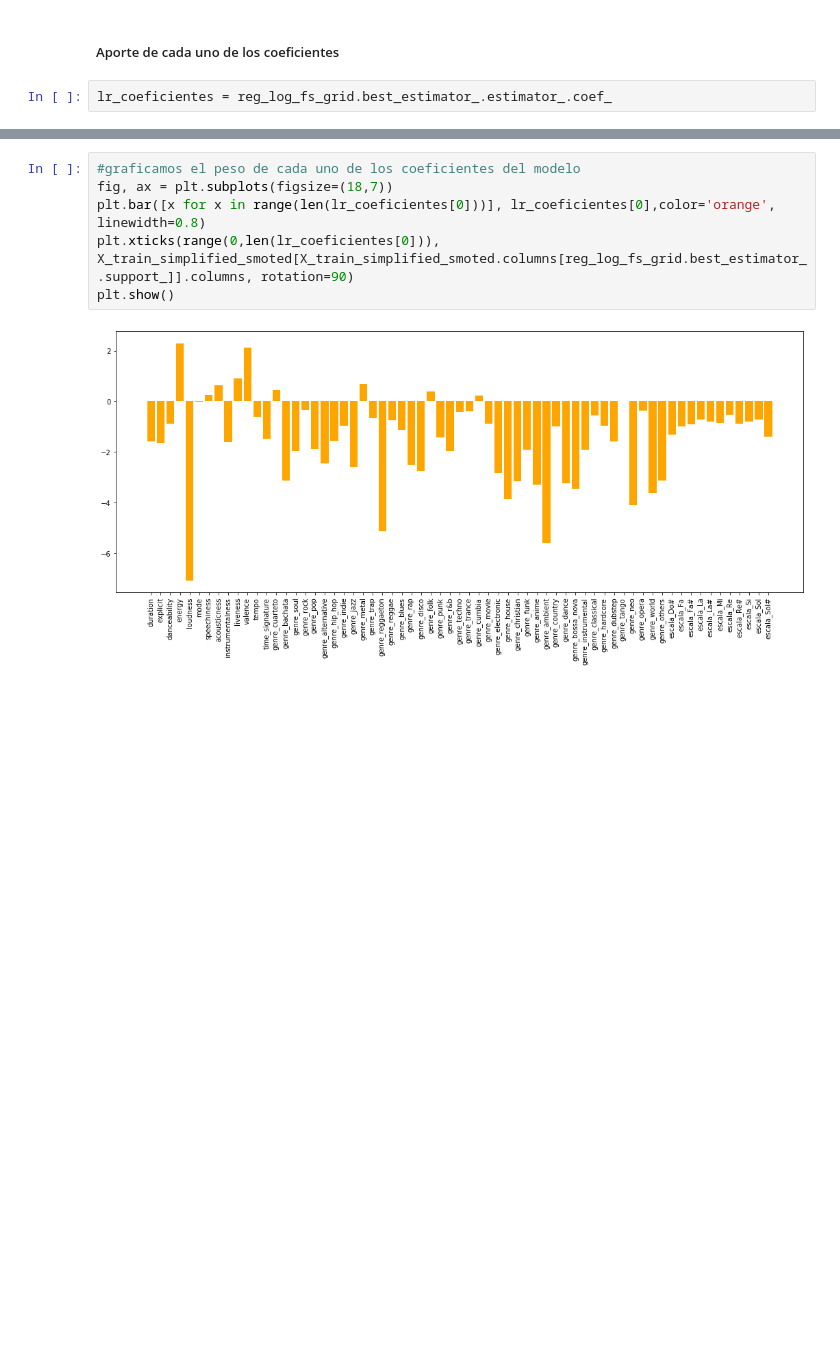
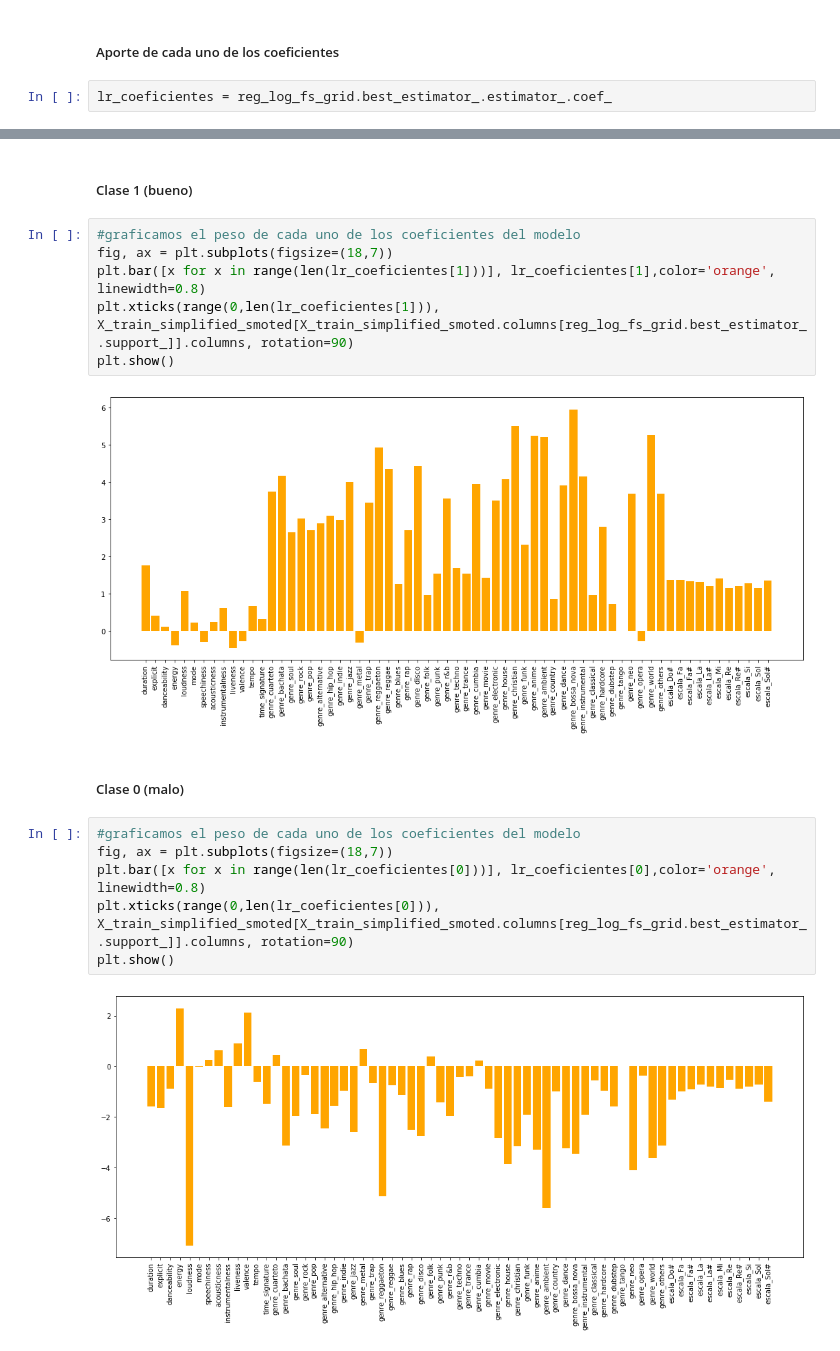
Before and after one commit to rdgagliano/DataScience-Grupo3, a Jupyter notebook: _2_Entrenamiento_Modelos.ipynb, the cells around one changed output, grey strips where cells are left out. Cells and saved outputs as stored; diff of their text form; blank space fills up the shorter version.

```diff
--- a/_2_Entrenamiento_Modelos.ipynb
+++ b/_2_Entrenamiento_Modelos.ipynb
@@ -860,3 +870,15 @@ lr_coeficientes = reg_log_fs_grid.best_estimator_.estimator_.coef_
+# %% [markdown]
+##### Clase 1 (bueno)
+# %%
+#graficamos el peso de cada uno de los coeficientes del modelo
+fig, ax = plt.subplots(figsize=(18,7))
+plt.bar([x for x in range(len(lr_coeficientes[1]))], lr_coeficientes[1],color='orange', linewidth=0.8)
+plt.xticks(range(0,len(lr_coeficientes[1])), X_train_simplified_smoted[X_train_simplified_smoted.columns[reg_log_fs_grid.best_estimator_.support_]].columns, rotation=90)
+plt.show()
+# %% [output]
+[figure, added]
+# %% [markdown]
+##### Clase 0 (malo)
 # %%
 #graficamos el peso de cada uno de los coeficientes del modelo
 fig, ax = plt.subplots(figsize=(18,7))
```
Also changed, not shown: parts of 33 cells of this notebook.
